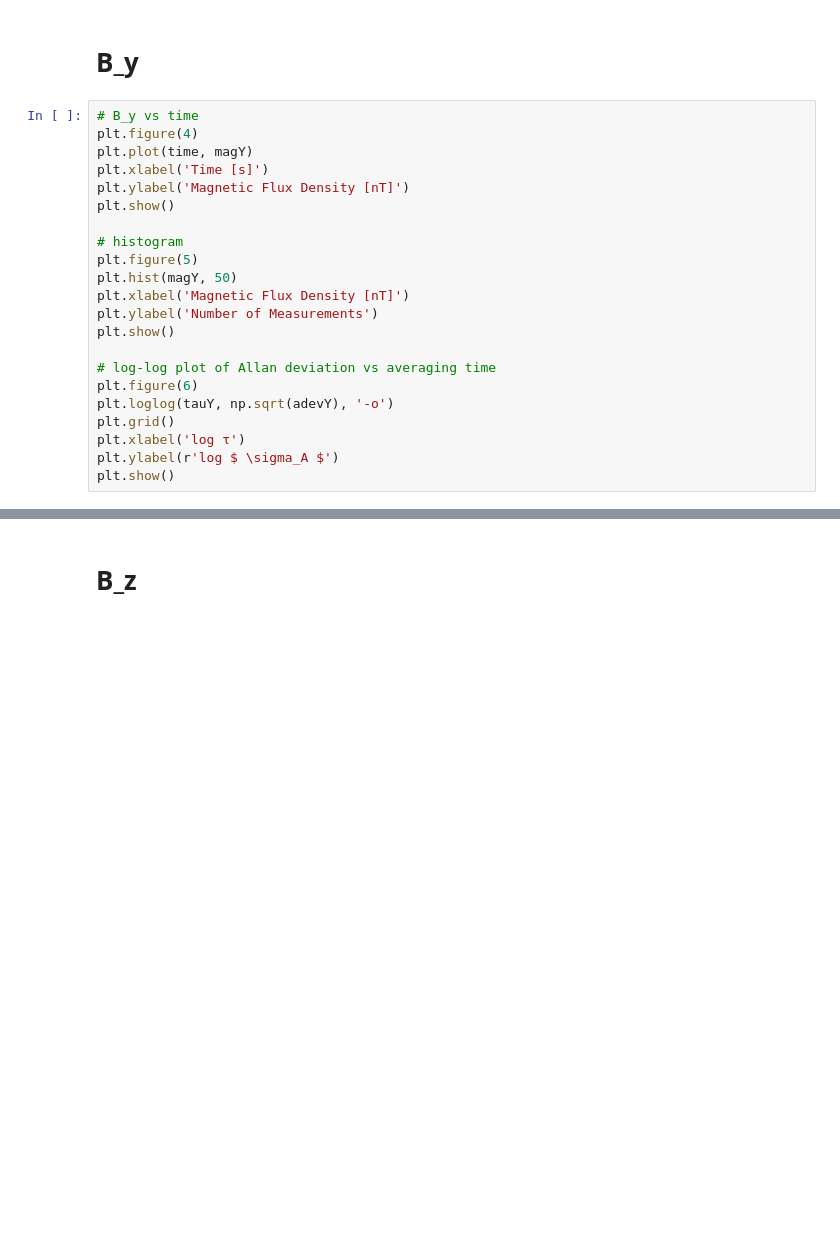
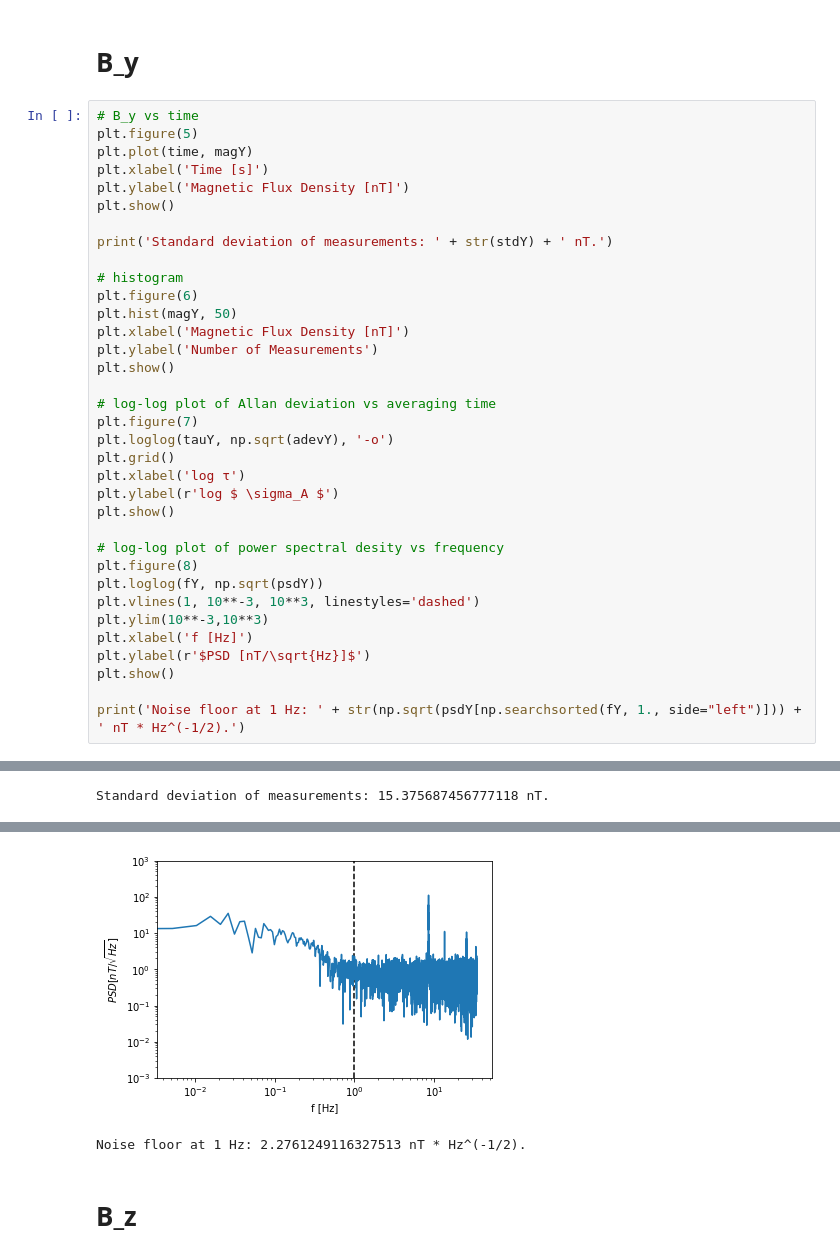
Before and after one commit to OregonIons/RM3100-Magnetic-Sensor, a Jupyter notebook: rm3100_adev.ipynb, the cells around one changed output, grey strips where cells are left out. Saved outputs shown, nothing was run; the diff lists cells and outputs as text; blank space fills up the shorter version.

```diff
--- a/rm3100_adev.ipynb
+++ b/rm3100_adev.ipynb
@@ -54,30 +84,46 @@ plt.show()
 # B_y
 # %%
 # B_y vs time
-plt.figure(4)
+plt.figure(5)
 plt.plot(time, magY)
 plt.xlabel('Time [s]')
 plt.ylabel('Magnetic Flux Density [nT]')
 plt.show()
 
+print('Standard deviation of measurements: ' + str(stdY) + ' nT.')
+
 # histogram
-plt.figure(5)
+plt.figure(6)
 plt.hist(magY, 50)
 plt.xlabel('Magnetic Flux Density [nT]')
 plt.ylabel('Number of Measurements')
 plt.show()
 
 # log-log plot of Allan deviation vs averaging time
-plt.figure(6)
+plt.figure(7)
 plt.loglog(tauY, np.sqrt(adevY), '-o')
 plt.grid()
 plt.xlabel('log τ')
 plt.ylabel(r'log $ \sigma_A $')
 plt.show()
+
+# log-log plot of power spectral desity vs frequency
+plt.figure(8)
+plt.loglog(fY, np.sqrt(psdY))
+plt.vlines(1, 10**-3, 10**3, linestyles='dashed')
+plt.ylim(10**-3,10**3)
+plt.xlabel('f [Hz]')
+plt.ylabel(r'$PSD [nT/\sqrt{Hz}]$')
+plt.show()
+
+print('Noise floor at 1 Hz: ' + str(np.sqrt(psdY[np.searchsorted(fY, 1., side="left")])) + ' nT * Hz^(-1/2).')
 # %% [output]
 [figure]
+Standard deviation of measurements: 15.375687456777118 nT.
 [figure]
 [figure]
+[figure, added]
+Noise floor at 1 Hz: 2.2761249116327513 nT * Hz^(-1/2).
 # %% [markdown]
 # B_z
 # %%
```
Also changed, not shown: parts of 5 cells of this notebook.
